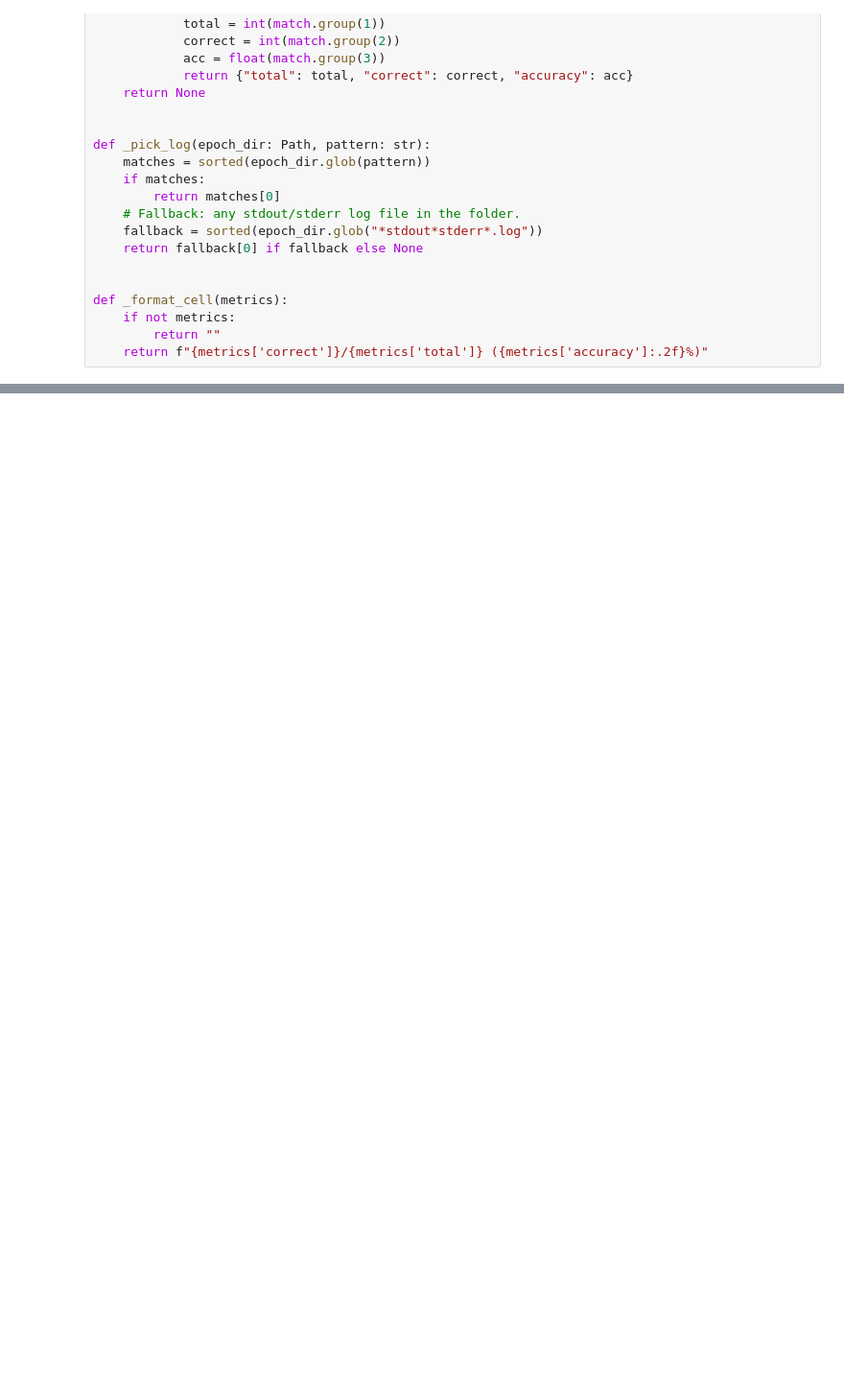
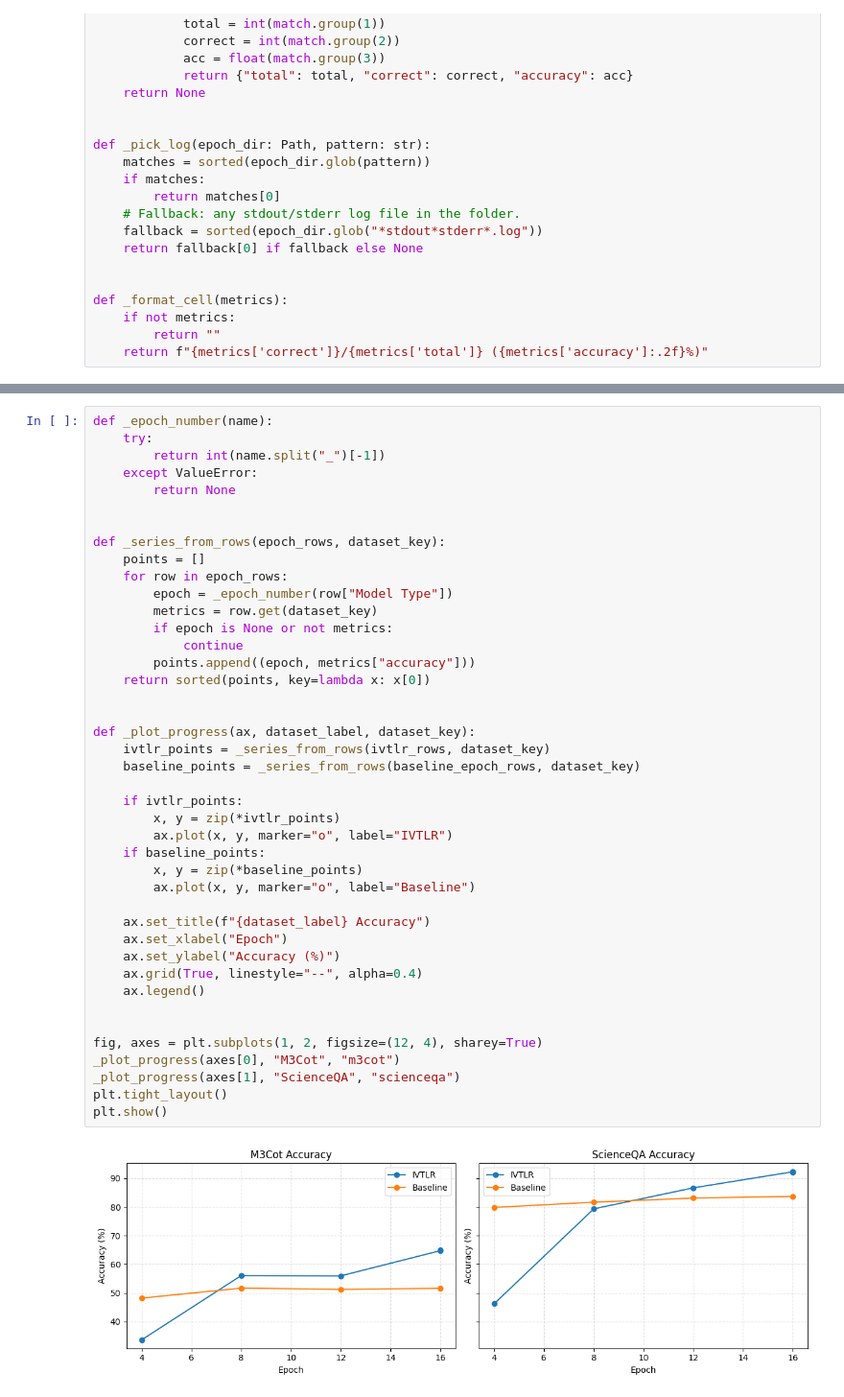
Before and after one commit to HaiderDawoodKhan/IVTLR-Baseline, a Jupyter notebook: qwen_vl/analysis/results.ipynb, the cells around one changed output, grey strips where cells are left out. Shown at 96% size. Saved outputs shown, nothing was run; the diff lists cells and outputs as text; blank space fills up the shorter version.

```diff
--- a/qwen_vl/analysis/results.ipynb
+++ b/qwen_vl/analysis/results.ipynb
@@ -214,0 +298,44 @@ display(table_both)
+# %%
+def _epoch_number(name):
+    try:
+        return int(name.split("_")[-1])
+    except ValueError:
+        return None
+
+
+def _series_from_rows(epoch_rows, dataset_key):
+    points = []
+    for row in epoch_rows:
+        epoch = _epoch_number(row["Model Type"])
+        metrics = row.get(dataset_key)
+        if epoch is None or not metrics:
+            continue
+        points.append((epoch, metrics["accuracy"]))
+    return sorted(points, key=lambda x: x[0])
+
+
+def _plot_progress(ax, dataset_label, dataset_key):
+    ivtlr_points = _series_from_rows(ivtlr_rows, dataset_key)
+    baseline_points = _series_from_rows(baseline_epoch_rows, dataset_key)
+
+    if ivtlr_points:
+        x, y = zip(*ivtlr_points)
+        ax.plot(x, y, marker="o", label="IVTLR")
+    if baseline_points:
+        x, y = zip(*baseline_points)
+        ax.plot(x, y, marker="o", label="Baseline")
+
+    ax.set_title(f"{dataset_label} Accuracy")
+    ax.set_xlabel("Epoch")
+    ax.set_ylabel("Accuracy (%)")
+    ax.grid(True, linestyle="--", alpha=0.4)
+    ax.legend()
+
+
+fig, axes = plt.subplots(1, 2, figsize=(12, 4), sharey=True)
+_plot_progress(axes[0], "M3Cot", "m3cot")
+_plot_progress(axes[1], "ScienceQA", "scienceqa")
+plt.tight_layout()
+plt.show()
+# %% [output]
+[figure, added]
```
Also changed, not shown: parts of 9 cells of this notebook, 11 other files.
